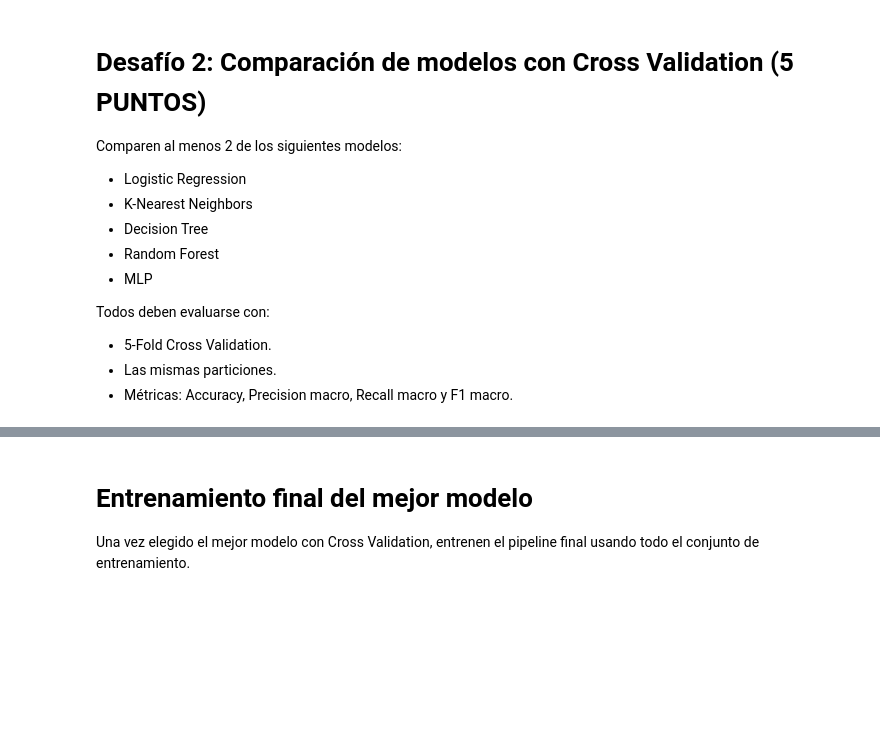
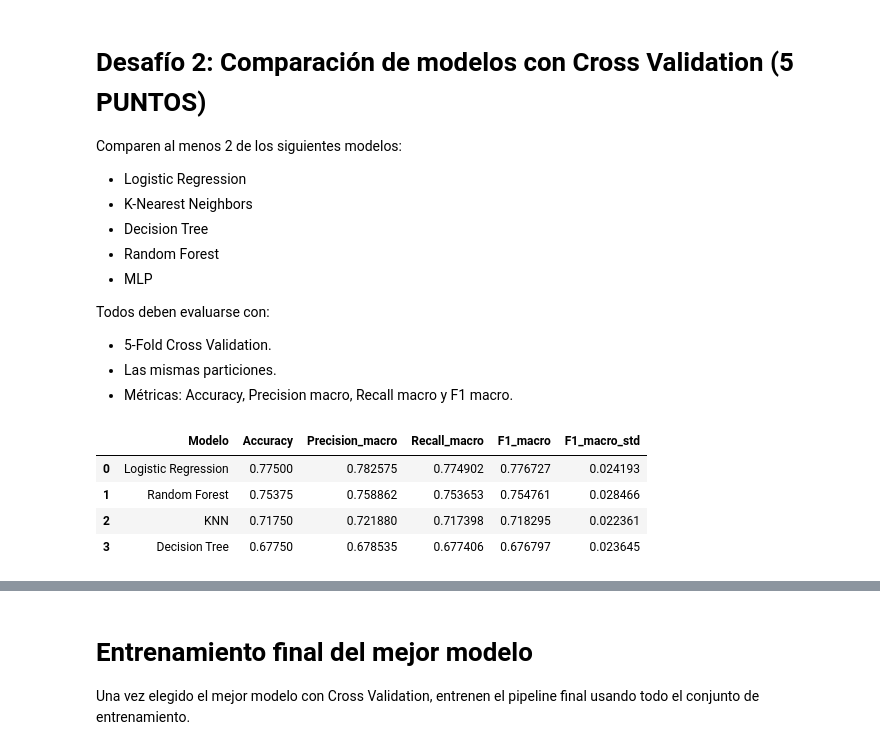
Before and after one commit to nico-0107/LaboratorioFinal-IA, a Jupyter notebook: laboratorio_final_ia.ipynb, the cells around one changed output, grey strips where cells are left out. Drawn from its saved outputs; the diff is of its cells as text; code cells hidden in the pictures; blank space fills up the shorter version.

```diff
--- a/laboratorio_final_ia.ipynb
+++ b/laboratorio_final_ia.ipynb
@@ -318,5 +318,38 @@ scoring = {
     "f1_macro": "f1_macro"
 }
 # %%
-# TODO: Evaluar los modelos con Cross Validation
+# Evaluamos cada modelo con 5-Fold Cross Validation, usando las mismas particiones
+
+resultados_cv = []
+
+for nombre, modelo in models.items():
+    pipeline = Pipeline(steps=[
+        ("preprocessor", preprocessor),
+        ("classifier", modelo)
+    ])
+
+    cv_scores = cross_validate(
+        pipeline, X, y,
+        cv=cv,
+        scoring=scoring,
+        n_jobs=-1
+    )
+
+    resultados_cv.append({
+        "Modelo": nombre,
+        "Accuracy": cv_scores["test_accuracy"].mean(),
+        "Precision_macro": cv_scores["test_precision_macro"].mean(),
+        "Recall_macro": cv_scores["test_recall_macro"].mean(),
+        "F1_macro": cv_scores["test_f1_macro"].mean(),
+        "F1_macro_std": cv_scores["test_f1_macro"].std(),
+    })
+
+resultados_df = pd.DataFrame(resultados_cv).sort_values("F1_macro", ascending=False).reset_index(drop=True)
+resultados_df
+# %% [output]
+|  | Modelo | Accuracy | Precision_macro | Recall_macro | F1_macro | F1_macro_std |
+| 0 | Logistic Regression | 0.77500 | 0.782575 | 0.774902 | 0.776727 | 0.024193 |
+| 1 | Random Forest | 0.75375 | 0.758862 | 0.753653 | 0.754761 | 0.028466 |
+| 2 | KNN | 0.71750 | 0.721880 | 0.717398 | 0.718295 | 0.022361 |
+| 3 | Decision Tree | 0.67750 | 0.678535 | 0.677406 | 0.676797 | 0.023645 |
 # %%
```
Also changed, not shown: parts of 7 cells of this notebook, 1 other file.
